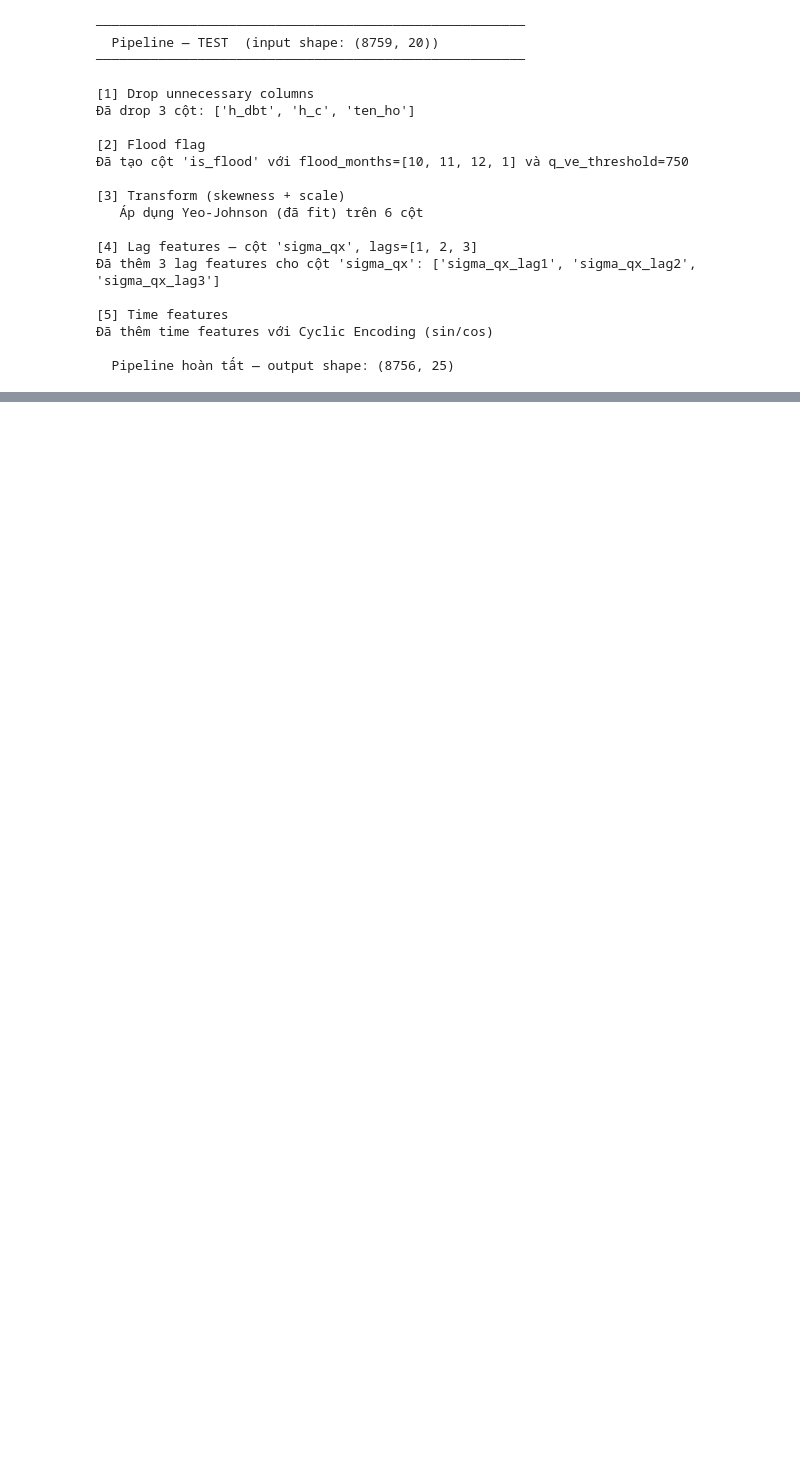
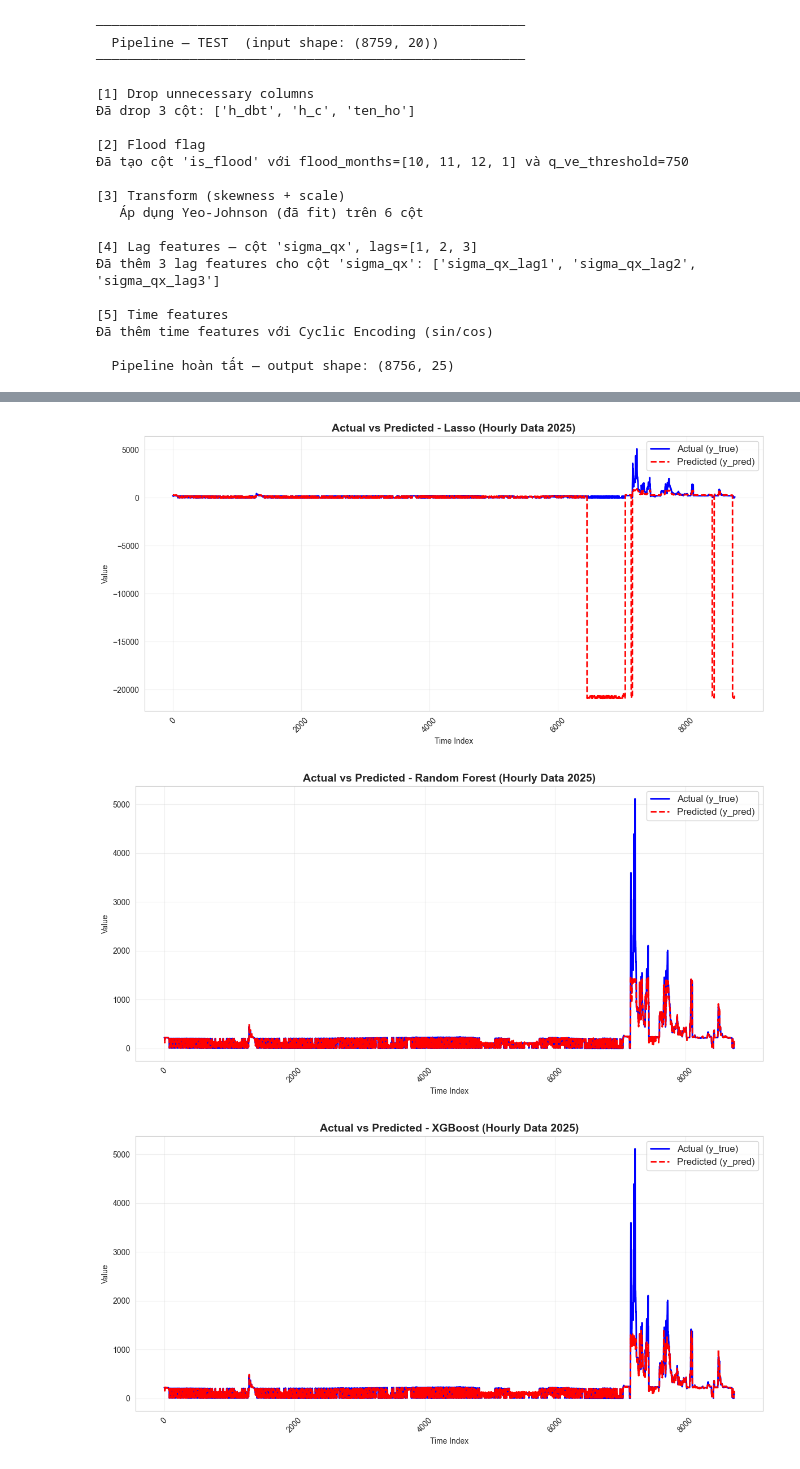
Before and after one commit to HongHanh-atUIT/DS108_RESERVOIR_OUTPUT_PREDICTION, a Jupyter notebook: main.ipynb, the cells around one changed output, grey strips where cells are left out. Saved outputs shown, nothing was run; the diff lists cells and outputs as text; code cells hidden in the pictures; blank space fills up the shorter version.

Commit message:
Hanh up src train Lasso, XGB, RF

```diff
--- a/main.ipynb
+++ b/main.ipynb
@@ -640,7 +640,7 @@ plot_distributions(train_processed_tree, title="Phân phối các cột số sau
 [figure]
 # %%
 # Apply pipeline lên test
-test_processed, _ = run_pipeline(
+test_processed_tree, _ = run_pipeline(
         df=test_df,
         cols_to_drop=COLS_TO_DROP,
         skew_cols=SKEW_COLS,
@@ -673,0 +1038,4 @@ test_processed, _ = run_pipeline(
+# %%
+lasso_best_model = load("Model/ST2/Lasso_best_model.pkl")
+rf_best_model = load("Model/ST2/RF_best_model.pkl")
+xgb_best_model = load("Model/ST2/XGB_best_model.pkl")
@@ -673,0 +1064,4 @@ test_processed, _ = run_pipeline(
+# %%
+lasso_pred = evaluate_model(lasso_best_model, test_processed)
+rf_pred = evaluate_model(rf_best_model, test_processed_tree, "RANDOM FOREST")
+xgb_pred = evaluate_model(xgb_best_model, test_processed_tree, "XGBOOST")
@@ -673,0 +1117,25 @@ test_processed, _ = run_pipeline(
+# %%
+# Vẽ biểu đồ
+y_true=test_processed["target"]
+
+plot_actual_vs_predicted(
+    y_true=y_true,
+    y_pred=lasso_pred,
+    title="Actual vs Predicted - Lasso (Hourly Data 2025)"
+)
+
+plot_actual_vs_predicted(
+    y_true=y_true,
+    y_pred=rf_pred,
+    title="Actual vs Predicted - Random Forest (Hourly Data 2025)"
+)
+
+plot_actual_vs_predicted(
+    y_true=y_true,
+    y_pred=xgb_pred,
+    title="Actual vs Predicted - XGBoost (Hourly Data 2025)"
+)
+# %% [output]
+[figure, added]
+[figure, added]
+[figure, added]
```
Also changed, not shown: parts of 27 cells of this notebook, 1 other file.
